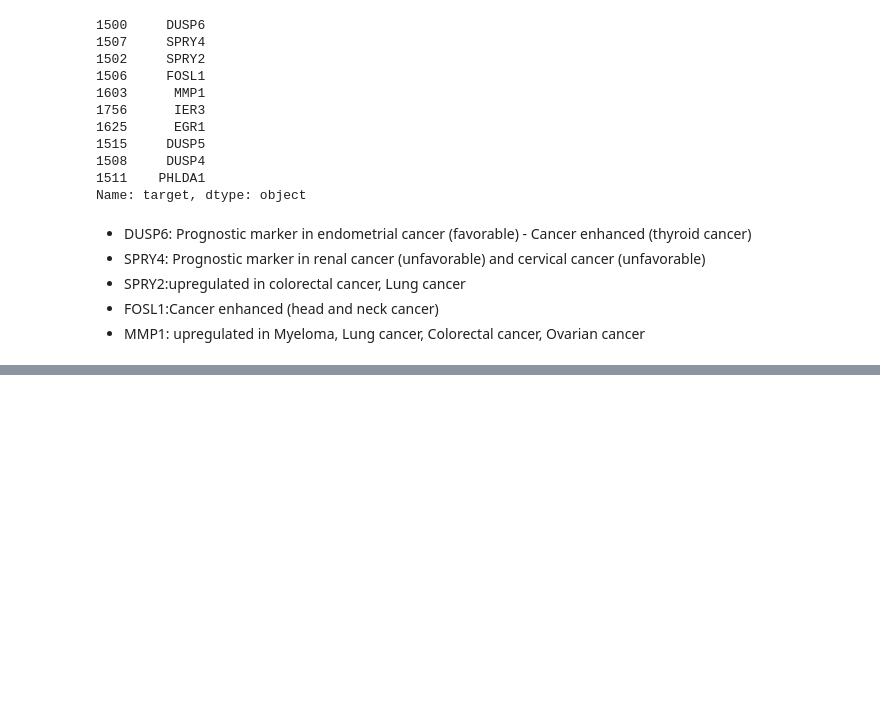
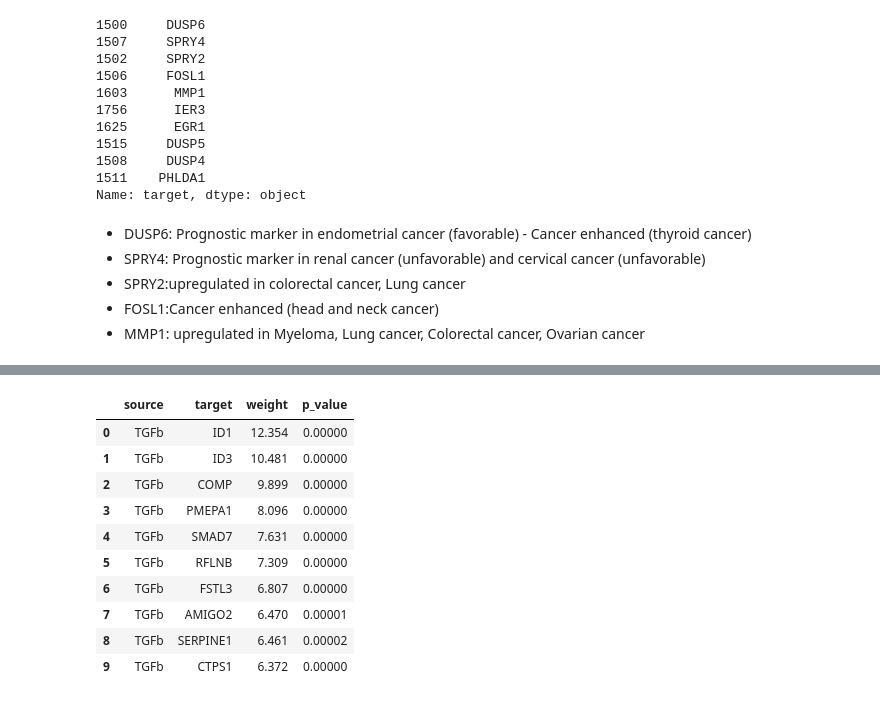
Before and after one commit to ygrepo/compbio_project, a Jupyter notebook: code/TCGA_GSE176078_Pathway_Inference.ipynb, the cells around one changed output, grey strips where cells are left out. Drawn from its saved outputs; the diff is of its cells as text; code cells hidden in the pictures; blank space fills up the shorter version.

```diff
--- a/code/TCGA_GSE176078_Pathway_Inference.ipynb
+++ b/code/TCGA_GSE176078_Pathway_Inference.ipynb
@@ -147,0 +178,15 @@ Name: target, dtype: object
+# %%
+t = t.round({'weight': 3, 'p_value':5})
+t
+# %% [output]
+|  | source | target | weight | p_value |
+| 0 | TGFb | ID1 | 12.354 | 0.00000 |
+| 1 | TGFb | ID3 | 10.481 | 0.00000 |
+| 2 | TGFb | COMP | 9.899 | 0.00000 |
+| 3 | TGFb | PMEPA1 | 8.096 | 0.00000 |
+| 4 | TGFb | SMAD7 | 7.631 | 0.00000 |
+| 5 | TGFb | RFLNB | 7.309 | 0.00000 |
+| 6 | TGFb | FSTL3 | 6.807 | 0.00000 |
+| 7 | TGFb | AMIGO2 | 6.470 | 0.00001 |
+| 8 | TGFb | SERPINE1 | 6.461 | 0.00002 |
+| 9 | TGFb | CTPS1 | 6.372 | 0.00000 |
```
Also changed, not shown: parts of 6 cells of this notebook, 7 other files.
